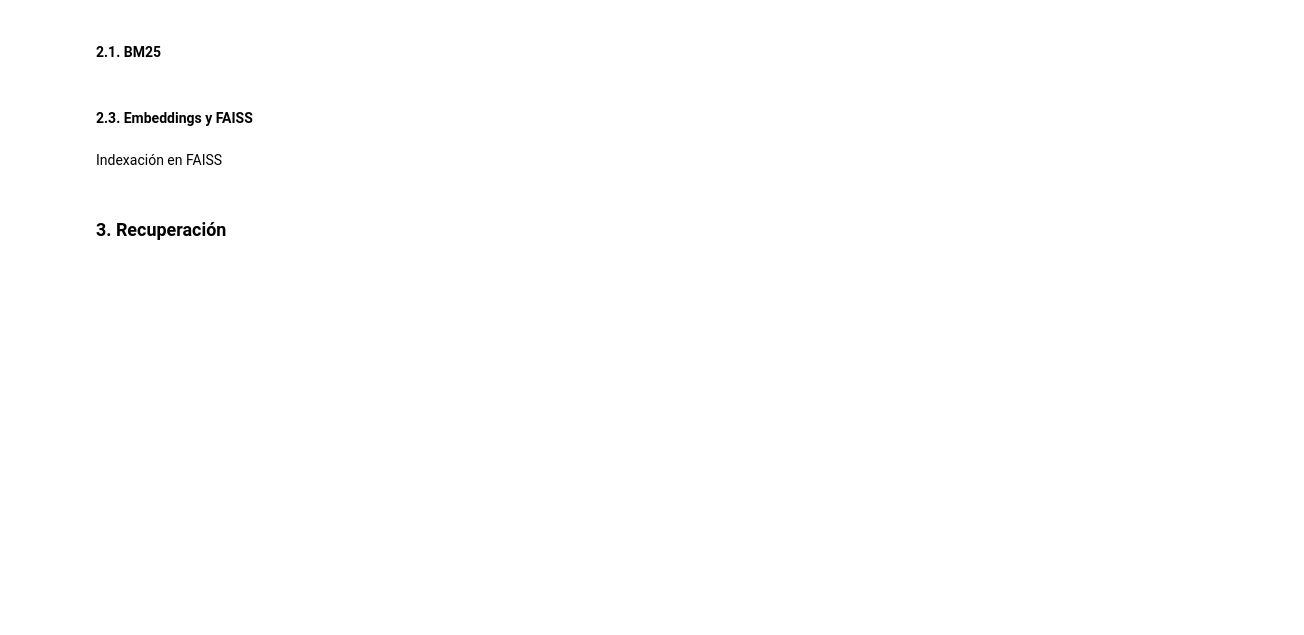
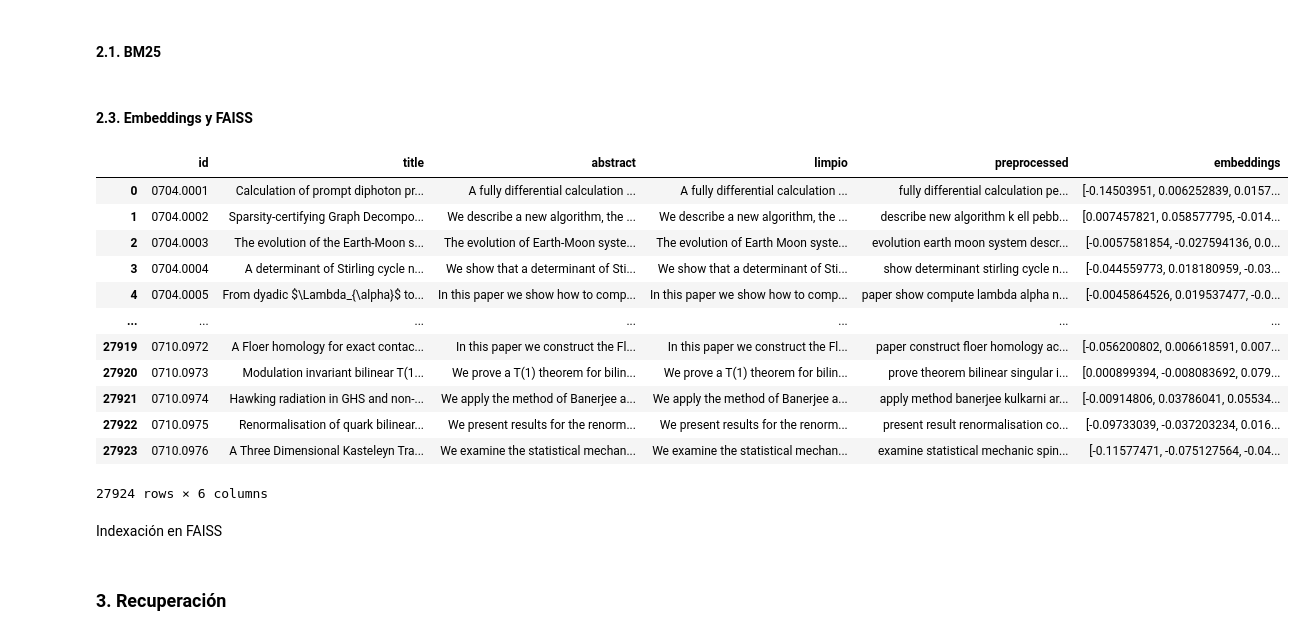
Before and after one commit to jose-JQ/ir25a, a Jupyter notebook: examen/RI_Examen.ipynb, the cells around one changed output. Drawn from its saved outputs; the diff is of its cells as text; code cells hidden in the pictures; blank space fills up the shorter version.

```diff
--- a/examen/RI_Examen.ipynb
+++ b/examen/RI_Examen.ipynb
@@ -354,6 +354,22 @@ modelo_SBERT = SentenceTransformer('all-MiniLM-L6-v2')
 # %%
 # Crear embeddings
 corpus_df["embeddings"] = corpus_df["preprocessed"].apply(modelo_SBERT.encode)
+# %%
+corpus_df
+# %% [output]
+|  | id | title | abstract | limpio | preprocessed | embeddings |
+| 0 | 0704.0001 | Calculation of prompt diphoton pr... | A fully differential calculation ... | A fully differential calculation ... | fully differential calculation pe... | [-0.14503951, 0.006252839, 0.0157... |
+| 1 | 0704.0002 | Sparsity-certifying Graph Decompo... | We describe a new algorithm, the ... | We describe a new algorithm, the ... | describe new algorithm k ell pebb... | [0.007457821, 0.058577795, -0.014... |
+| 2 | 0704.0003 | The evolution of the Earth-Moon s... | The evolution of Earth-Moon syste... | The evolution of Earth Moon syste... | evolution earth moon system descr... | [-0.0057581854, -0.027594136, 0.0... |
+| 3 | 0704.0004 | A determinant of Stirling cycle n... | We show that a determinant of Sti... | We show that a determinant of Sti... | show determinant stirling cycle n... | [-0.044559773, 0.018180959, -0.03... |
+| 4 | 0704.0005 | From dyadic $\Lambda_{\alpha}$ to... | In this paper we show how to comp... | In this paper we show how to comp... | paper show compute lambda alpha n... | [-0.0045864526, 0.019537477, -0.0... |
+| ... | ... | ... | ... | ... | ... | ... |
+| 27919 | 0710.0972 | A Floer homology for exact contac... | In this paper we construct the Fl... | In this paper we construct the Fl... | paper construct floer homology ac... | [-0.056200802, 0.006618591, 0.007... |
+| 27920 | 0710.0973 | Modulation invariant bilinear T(1... | We prove a T(1) theorem for bilin... | We prove a T(1) theorem for bilin... | prove theorem bilinear singular i... | [0.000899394, -0.008083692, 0.079... |
+| 27921 | 0710.0974 | Hawking radiation in GHS and non-... | We apply the method of Banerjee a... | We apply the method of Banerjee a... | apply method banerjee kulkarni ar... | [-0.00914806, 0.03786041, 0.05534... |
+| 27922 | 0710.0975 | Renormalisation of quark bilinear... | We present results for the renorm... | We present results for the renorm... | present result renormalisation co... | [-0.09733039, -0.037203234, 0.016... |
+| 27923 | 0710.0976 | A Three Dimensional Kasteleyn Tra... | We examine the statistical mechan... | We examine the statistical mechan... | examine statistical mechanic spin... | [-0.11577471, -0.075127564, -0.04... |
+27924 rows × 6 columns
 # %%
 # se guarda para en futuro cargar el corpus y no necesitar de nuevo, preprocesar
 import joblib
```
